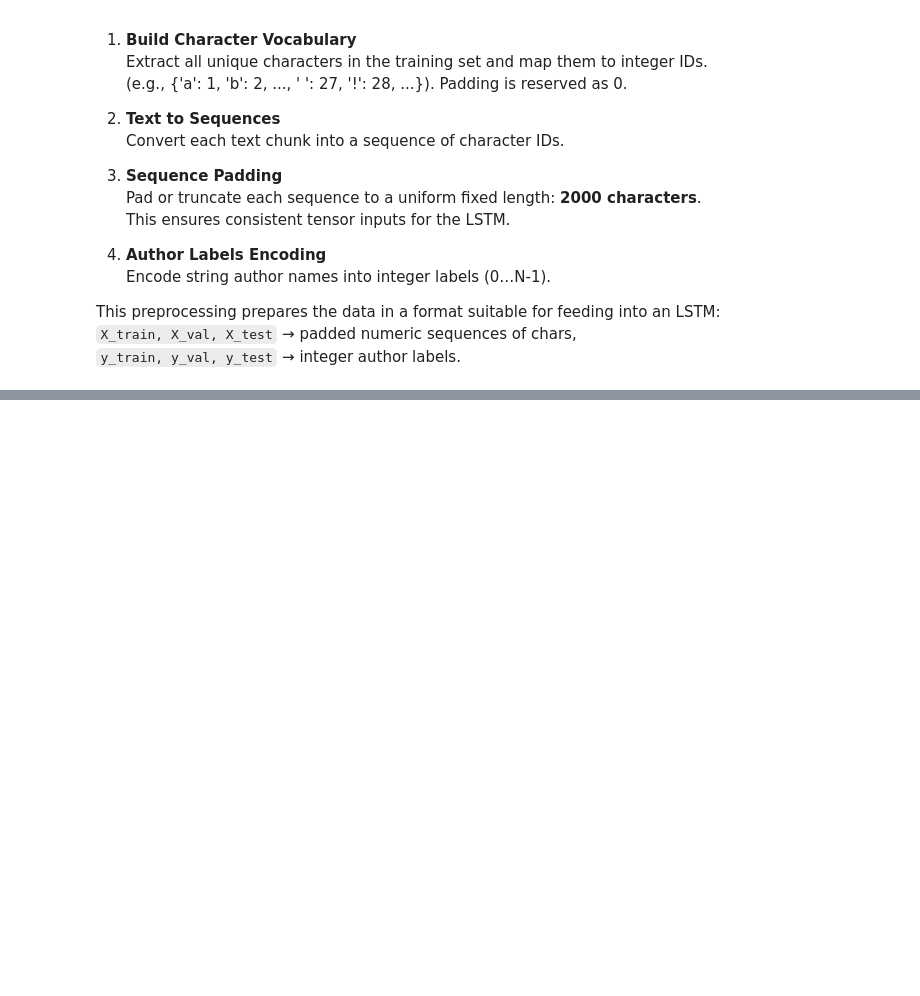
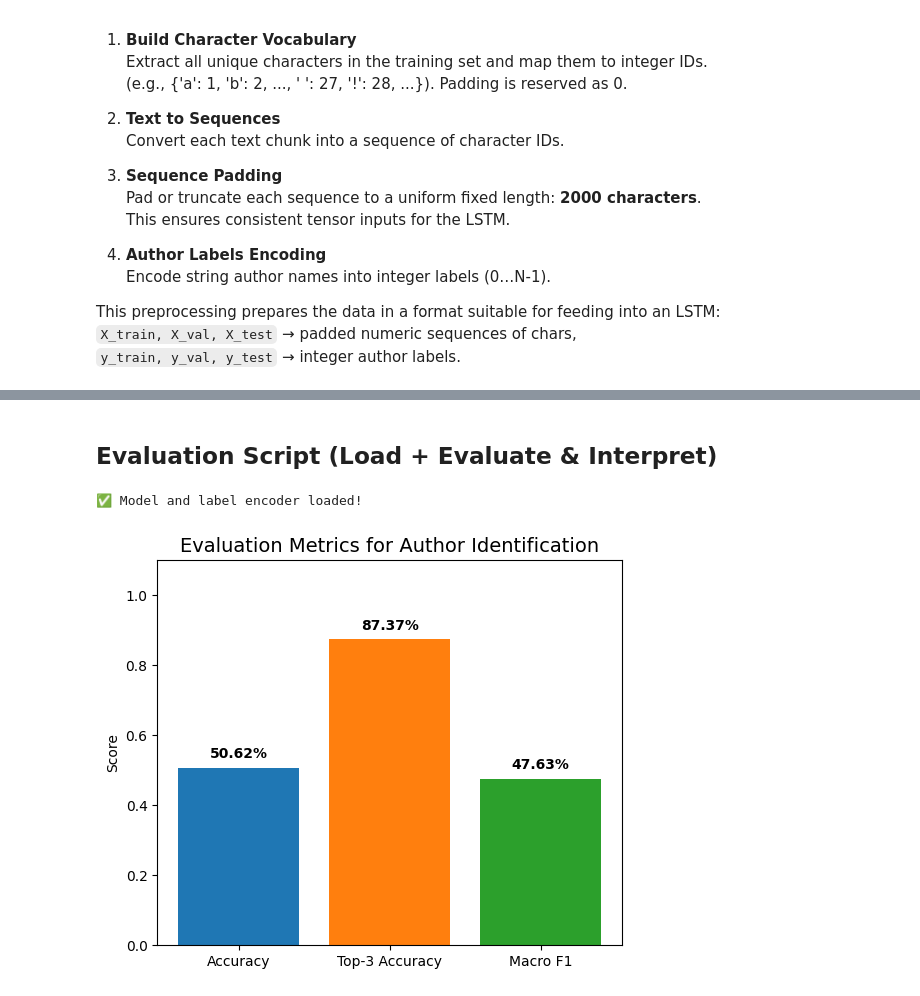
Before and after one commit to St10053561/ST10053561_PDAN8412_POE_PART1, a Jupyter notebook: ST10053561_Venkata_Jannatha_POE_Part 1.ipynb, the cells around one changed output, grey strips where cells are left out. Saved outputs shown, nothing was run; the diff lists cells and outputs as text; code cells hidden in the pictures; blank space fills up the shorter version.

```diff
--- a/ST10053561_Venkata_Jannatha_POE_Part 1.ipynb
+++ b/ST10053561_Venkata_Jannatha_POE_Part 1.ipynb
@@ -290,0 +300,56 @@ KeyboardInterrupt:
+# %% [markdown]
+## Evaluation Script (Load + Evaluate & Interpret)
+# %%
+import tensorflow as tf
+import joblib
+import numpy as np
+import seaborn as sns
+import matplotlib.pyplot as plt
+from sklearn.metrics import accuracy_score, top_k_accuracy_score, f1_score, confusion_matrix
+
+
+model = tf.keras.models.load_model("final_author_model.keras")
+label_encoder = joblib.load("label_encoder.pkl")
+
+print("✅ Model and label encoder loaded!")
+# %% [output]
+✅ Model and label encoder loaded!
+# %%
+import matplotlib.pyplot as plt
+
+# Compute metrics
+from sklearn.metrics import accuracy_score, top_k_accuracy_score, f1_score
+
+y_prob = model.predict(X_test, verbose=0)
+y_pred = y_prob.argmax(axis=1)
+
+acc = accuracy_score(y_test, y_pred)
+top3_acc = top_k_accuracy_score(y_test, y_prob, k=3)
+macro_f1 = f1_score(y_test, y_pred, average='macro')
+
+# Put metrics into a dictionary
+metrics = {
+    "Accuracy": acc,
+    "Top-3 Accuracy": top3_acc,
+    "Macro F1": macro_f1
+}
+
+# 🎨 Plot as bar chart
+plt.figure(figsize=(6,5))
+bars = plt.bar(metrics.keys(), metrics.values(),
+               color=["#1f77b4","#ff7f0e","#2ca02c"])
+
+plt.ylim(0, 1.1)  # leave space above for labels
+plt.title("Evaluation Metrics for Author Identification", fontsize=14)
+plt.ylabel("Score")
+
+
+# --- Annotate bars with percentages ---
+for bar, value in zip(bars, metrics.values()):
+    plt.text(bar.get_x() + bar.get_width()/2,
+             value + 0.02,               # position a bit above bar
+             f"{value*100:.2f}%",        # convert to percentage
+             ha='center', va='bottom', fontsize=10, fontweight='bold')
+plt.show()
+# %% [output]
+[figure, added]
```
Also changed, not shown: parts of 9 cells of this notebook, 6 other files.
